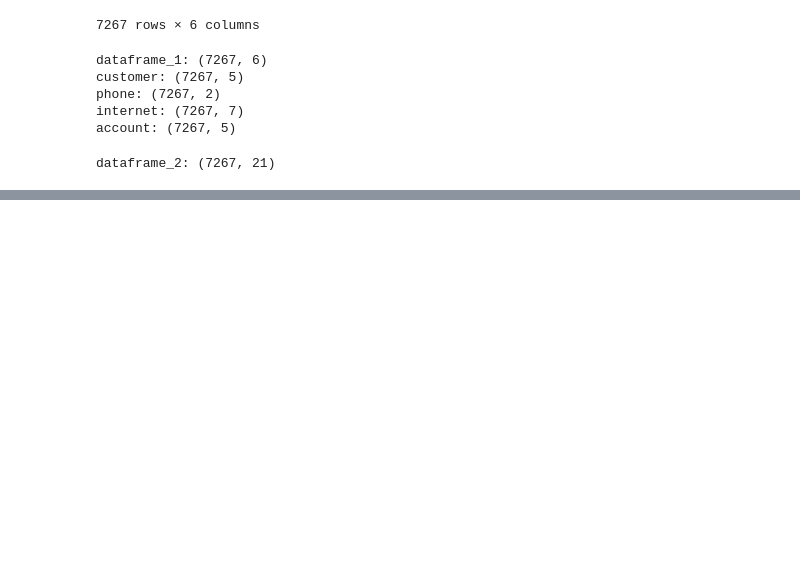
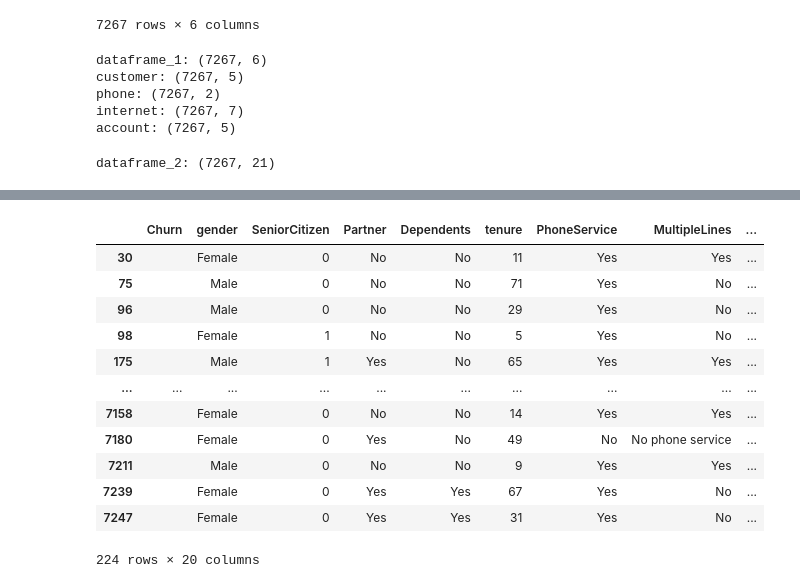
Before and after one commit to ViniciusSimm/alura-voz, a Jupyter notebook: data_explorer.ipynb, the cells around one changed output, grey strips where cells are left out. Drawn from its saved outputs; the diff is of its cells as text; code cells hidden in the pictures; blank space fills up the shorter version.

```diff
--- a/data_explorer.ipynb
+++ b/data_explorer.ipynb
@@ -69,0 +91,16 @@ dataframe_2: (7267, 21)
+# %%
+dataframe_2[dataframe_2.Churn == '']
+# %% [output]
+|  | Churn | gender | SeniorCitizen | Partner | Dependents | tenure | PhoneService | MultipleLines | ... |
+| 30 |  | Female | 0 | No | No | 11 | Yes | Yes | ... |
+| 75 |  | Male | 0 | No | No | 71 | Yes | No | ... |
+| 96 |  | Male | 0 | No | No | 29 | Yes | No | ... |
+| 98 |  | Female | 1 | No | No | 5 | Yes | No | ... |
+| 175 |  | Male | 1 | Yes | No | 65 | Yes | Yes | ... |
+| ... | ... | ... | ... | ... | ... | ... | ... | ... | ... |
+| 7158 |  | Female | 0 | No | No | 14 | Yes | Yes | ... |
+| 7180 |  | Female | 0 | Yes | No | 49 | No | No phone service | ... |
+| 7211 |  | Male | 0 | No | No | 9 | Yes | Yes | ... |
+| 7239 |  | Female | 0 | Yes | Yes | 67 | Yes | No | ... |
+| 7247 |  | Female | 0 | Yes | Yes | 31 | Yes | No | ... |
+224 rows × 20 columns
```
Also changed, not shown: parts of 8 cells of this notebook.
